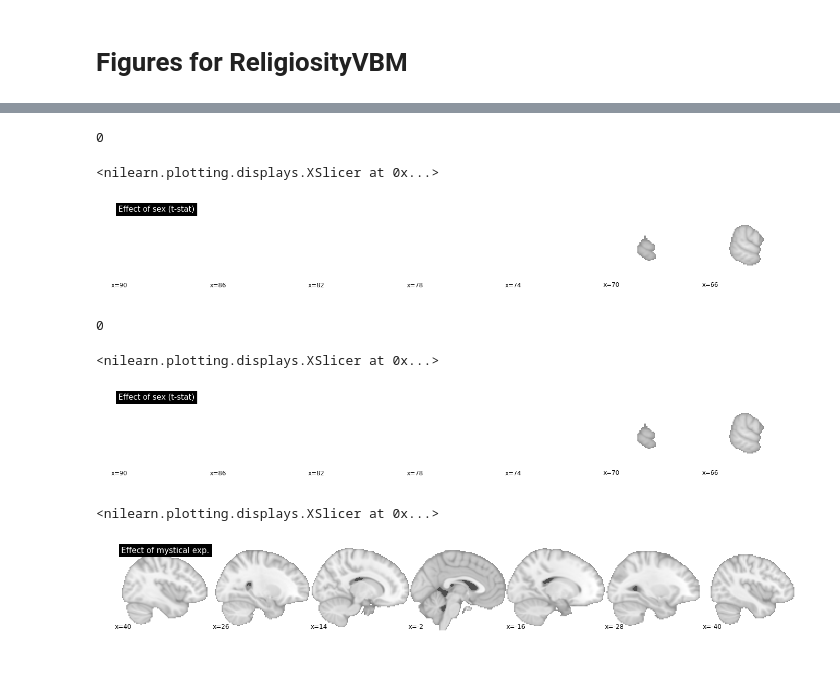
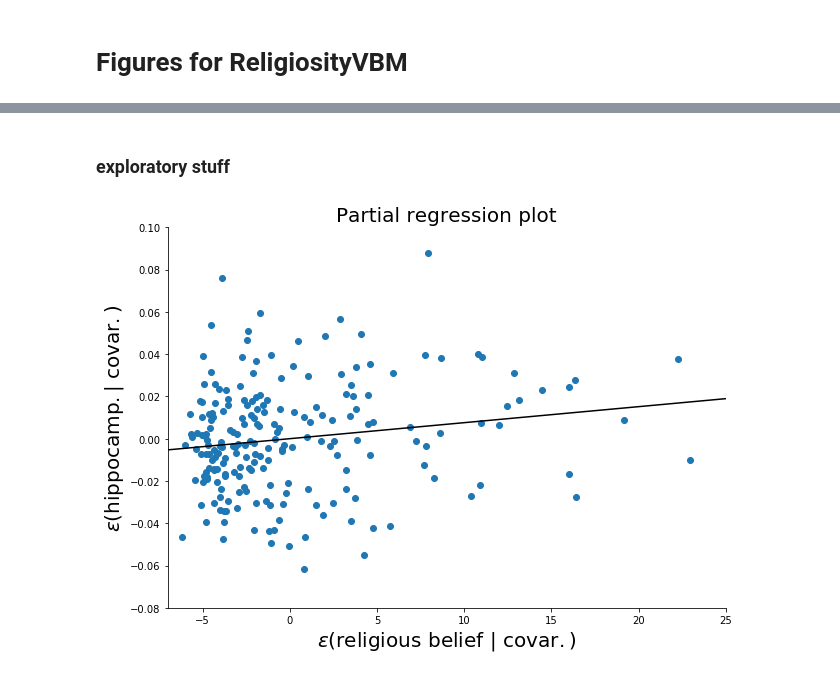
Before and after one commit to lukassnoek/ReligiosityVBM, a Jupyter notebook: code/plots.ipynb, the cells around one changed output, grey strips where cells are left out. Saved outputs shown, nothing was run; the diff lists cells and outputs as text; code cells hidden in the pictures.

```diff
--- a/code/plots.ipynb
+++ b/code/plots.ipynb
@@ -39,18 +85,16 @@ reli_mask = (reli_pos_p > 0) + (reli_neg_p > 0)
 reli_pos_tstat = nib.load(op.join(img_dir, 'religiosity_pos_tstat.nii.gz')).get_data()
 reli_pos_tstat[~reli_mask] = 0
 
-print(reli_mask.sum())
-
-plotting.plot_stat_map(
+out = plotting.plot_stat_map(
     nib.Nifti1Image(reli_pos_tstat, affine),
     draw_cross=False,
+    cut_coords=[-60, -40, -20, -10, 0, 10, 20, 40],
     display_mode='x',
-    title='Effect of sex (t-stat)'
+    colorbar=True,
 )
+
+fig = plt.gcf()
+fig.suptitle('Effect of religious belief', fontsize=25, y=1.10, x=0.05);
-# %% [output]
-0
-<nilearn.plotting.displays.XSlicer at 0x...>
-[figure, removed]
 # %%
 mys_pos_p = nib.load(op.join(img_dir, 'mysticalexp_pos_tfce_corr_tstat.nii.gz')).get_data()
 mys_pos_p[mys_pos_p < 0.95] = 0
@@ -61,20 +105,45 @@ mys_mask = (mys_pos_p > 0) + (mys_neg_p > 0)
 mys_pos_tstat = nib.load(op.join(img_dir, 'mysticalexp_pos_tstat.nii.gz')).get_data()
 mys_pos_tstat[~mys_mask] = 0
 
-print(mys_mask.sum())
-
-plotting.plot_stat_map(
+out = plotting.plot_stat_map(
     nib.Nifti1Image(mys_pos_tstat, affine),
     draw_cross=False,
+    cut_coords=[-60, -40, -20, -10, 0, 10, 20, 40],
     display_mode='x',
-    title='Effect of sex (t-stat)'
+    colorbar=True,
 )
+
+fig = plt.gcf()
+fig.suptitle('Effect of mystical experience', fontsize=25, y=1.10, x=0.05);
-# %% [output]
-0
-<nilearn.plotting.displays.XSlicer at 0x...>
-[figure, removed]
-# %%
-plotting.plot_anat(display_mode='x', title='Effect of mystical exp.')
-# %% [output]
-<nilearn.plotting.displays.XSlicer at 0x...>
-[figure, removed]
+# %% [markdown]
+### exploratory stuff
+# %%
+import statsmodels.api as sm
+import seaborn as sns
+
+df = pd.read_csv('../ReligiosityVBM_AllData.csv')
+endog = 'Hippocampus_bin'
+exog_others = ['age_zscore', 'raven_zscore', 'gender']
+exog_i = 'religiosity'
+#res1a = OLS(endog, exog_others).fit()
+#res1b = OLS(exog_i, exog_others).fit()
+#res1c = OLS(res1a.resid, res1b.resid).fit()
+
+sm.graphics.plot_partregress(
+    'Hippocampus_bin', 'religiosity', ['age_zscore', 'raven_score_zscore', 'gender'],
+    data=df,
+    obs_labels=False,
+);
+
+fig = plt.gcf()
+fig.set_size_inches((10, 7))
+
+ax = plt.gca()
+ax.set_title('Partial regression plot', fontsize=20)
+ax.set_ylabel(r'$\epsilon\mathrm{(hippocamp. |\ covar.)}$', fontsize=20)
+ax.set_xlabel(r'$\epsilon\mathrm{(religious\ belief\ |\ covar.)}$', fontsize=20)
+ax.set_xlim(-7, 25)
+ax.set_ylim(-0.08, 0.10)
+sns.despine()
+# %% [output]
+[figure, added]
```
Also changed, not shown: parts of 4 cells of this notebook, 4 other files.
